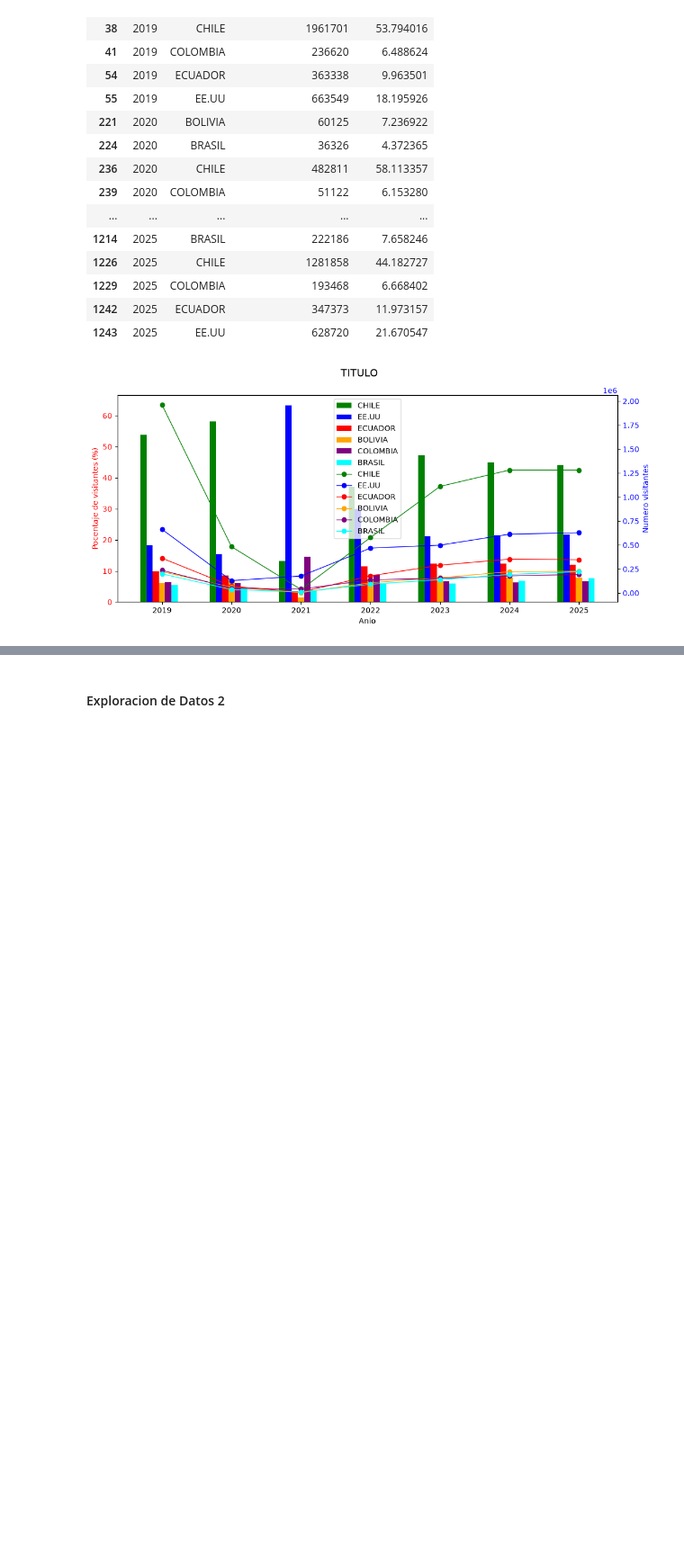
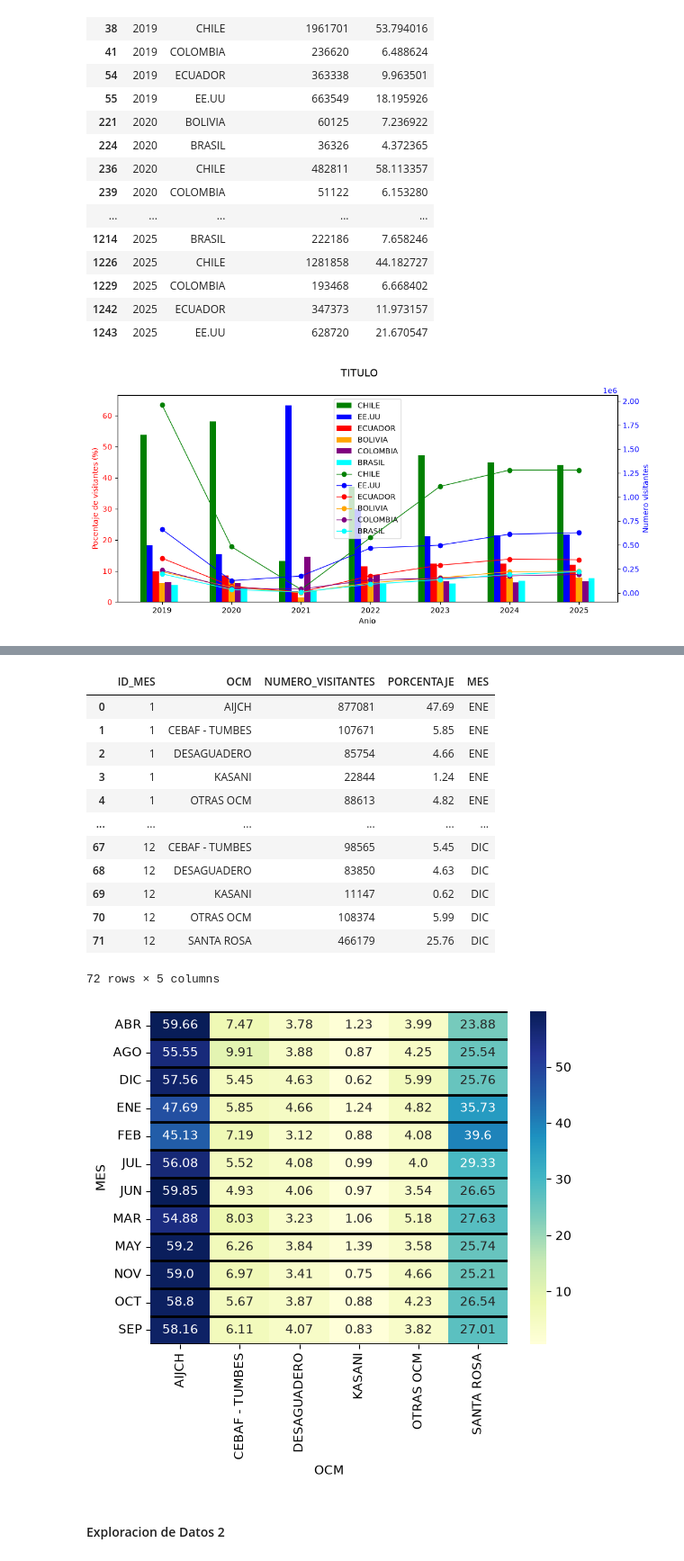
Before and after one commit to jp21bp/DS_Proyectos, a Jupyter notebook: 3_SegmentacionClientes/eda3.ipynb, the cells around one changed output, grey strips where cells are left out. Shown at 90% size. Cells and saved outputs as stored; diff of their text form; code cells hidden in the pictures; blank space fills up the shorter version.

```diff
--- a/3_SegmentacionClientes/eda3.ipynb
+++ b/3_SegmentacionClientes/eda3.ipynb
@@ -424,3 +524,66 @@ for y in range(n_rows):
+# %%
+###### Analisis: OCM por mes
+
+#### Seleccionando datos
+df_mon = df_1.groupby(by=['ID_MES','OCM'], as_index=False)\
+    ['NUMERO_VISITANTES'].sum()\
+    .sort_values(by='ID_MES')
+
+#### Creando pocentaje por mes
+df_mon['PORCENTAJE'] = (
+    (
+        df_mon['NUMERO_VISITANTES']/ \
+        df_mon.groupby(by='ID_MES')['NUMERO_VISITANTES'].transform('sum')
+    ) * 100
+).round(2)
+
+#### Transformando 'ID_MES' en nombres
+meses = ['ENE', 'FEB', 'MAR', 'ABR', 'MAY', 'JUN',\
+         'JUL', 'AGO', 'SEP', 'OCT', 'NOV', 'DIC']
+df_mon['MES'] = df_mon['ID_MES'].apply(
+    lambda id_mes: meses[id_mes-1]
+)
+display(df_mon)
+
+#### Creando datos para el heatmap
+heatmap_data= df_mon\
+    .pivot_table(
+        index='MES',
+        columns='OCM',
+        values='PORCENTAJE'
+    )
+
+#### Creando el heatmap mismo
+ax = sns.heatmap(
+    heatmap_data,
+    annot=True,
+    # robust=True,
+    cmap='YlGnBu',
+    fmt='0',
+    linewidths=0,
+    linecolor='black',
+    cbar=True,
+)
+
+#### Agregando lineas horizontales
+n_rows = df_mon.shape[0]
+for y in range(n_rows):
+    ax.axhline(y, color='black', lw=2)  # Adjust color and thickness
+# %% [output]
+|  | ID_MES | OCM | NUMERO_VISITANTES | PORCENTAJE | MES |
+| 0 | 1 | AIJCH | 877081 | 47.69 | ENE |
+| 1 | 1 | CEBAF - TUMBES | 107671 | 5.85 | ENE |
+| 2 | 1 | DESAGUADERO | 85754 | 4.66 | ENE |
+| 3 | 1 | KASANI | 22844 | 1.24 | ENE |
+| 4 | 1 | OTRAS OCM | 88613 | 4.82 | ENE |
+| ... | ... | ... | ... | ... | ... |
+| 67 | 12 | CEBAF - TUMBES | 98565 | 5.45 | DIC |
+| 68 | 12 | DESAGUADERO | 83850 | 4.63 | DIC |
+| 69 | 12 | KASANI | 11147 | 0.62 | DIC |
+| 70 | 12 | OTRAS OCM | 108374 | 5.99 | DIC |
+| 71 | 12 | SANTA ROSA | 466179 | 25.76 | DIC |
+72 rows × 5 columns
+[figure, added]
 # %% [markdown]
 #### Exploracion de Datos 2
 # %%
```
Also changed, not shown: parts of 3 cells of this notebook, 2 other files.
